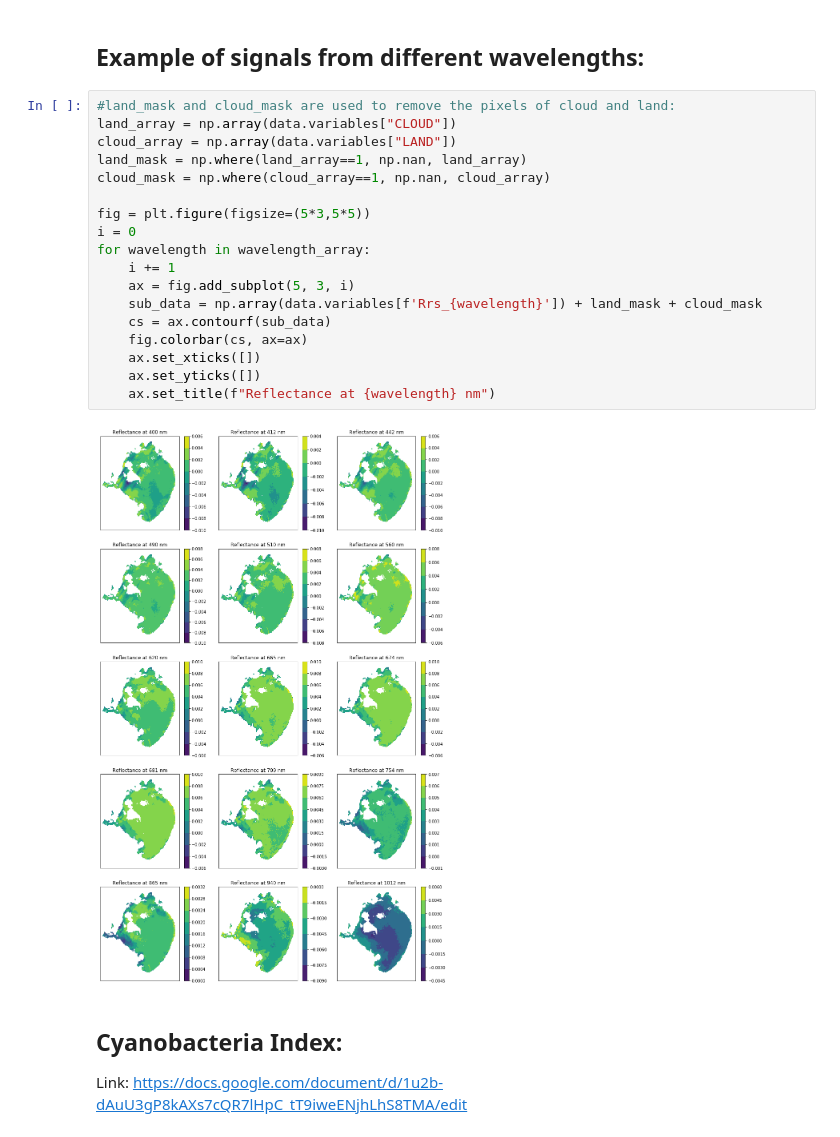
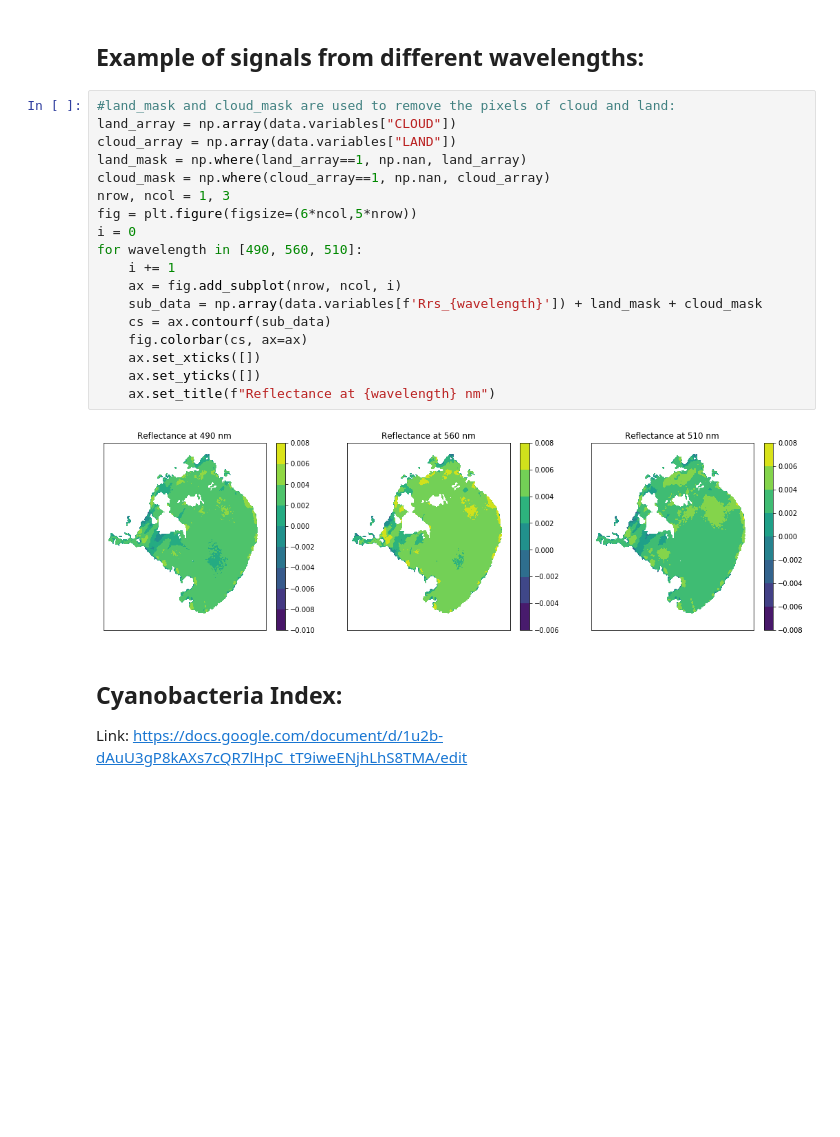
Before and after one commit to quachhungvietnam/HarmfulAlgalBloom, a Jupyter notebook: Capstone Code/Calibration curve 2.ipynb, the cells around one changed output. Drawn from its saved outputs; the diff is of its cells as text; blank space fills up the shorter version.

```diff
--- a/Capstone Code/Calibration curve 2.ipynb
+++ b/Capstone Code/Calibration curve 2.ipynb
@@ -133,23 +136,23 @@ for station in Station_list:
 # %%
 #land_mask and cloud_mask are used to remove the pixels of cloud and land:
 land_array = np.array(data.variables["CLOUD"])
 cloud_array = np.array(data.variables["LAND"])
 land_mask = np.where(land_array==1, np.nan, land_array)
 cloud_mask = np.where(cloud_array==1, np.nan, cloud_array)
-
-fig = plt.figure(figsize=(5*3,5*5))
+nrow, ncol = 1, 3
+fig = plt.figure(figsize=(6*ncol,5*nrow))
 i = 0
-for wavelength in wavelength_array:
+for wavelength in [490, 560, 510]:
     i += 1
-    ax = fig.add_subplot(5, 3, i)
+    ax = fig.add_subplot(nrow, ncol, i)
     sub_data = np.array(data.variables[f'Rrs_{wavelength}']) + land_mask + cloud_mask
     cs = ax.contourf(sub_data)
     fig.colorbar(cs, ax=ax)
     ax.set_xticks([])
     ax.set_yticks([])
     ax.set_title(f"Reflectance at {wavelength} nm")
 # %% [output]
-[figure, old version]
+[figure, new version]
 # %% [markdown]
 ## Cyanobacteria Index:
 
```
Also changed, not shown: parts of 28 cells of this notebook, 8 other files.
